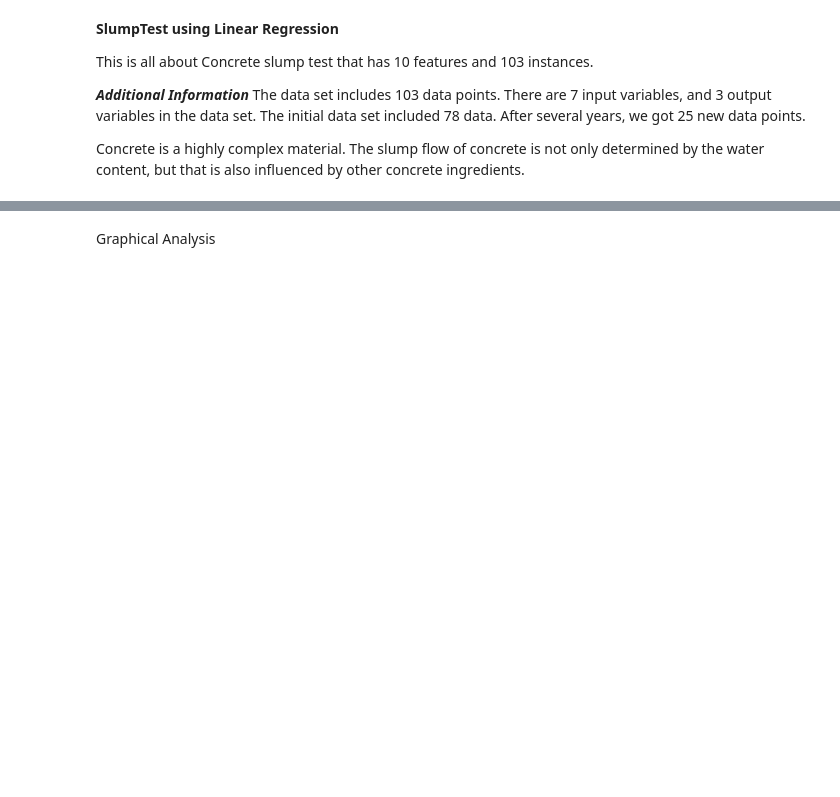
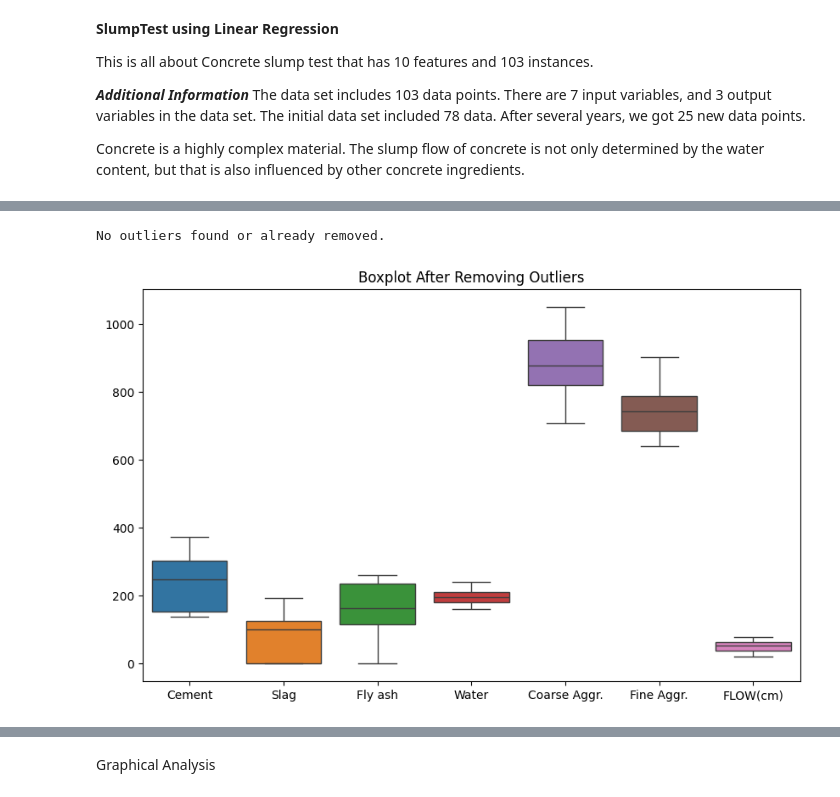
Before and after one commit to kimkat27/LE1_Tripulca_K, a Jupyter notebook: Slump_test.ipynb, the cells around one changed output, grey strips where cells are left out. Drawn from its saved outputs; the diff is of its cells as text; code cells hidden in the pictures; blank space fills up the shorter version.

```diff
--- a/Slump_test.ipynb
+++ b/Slump_test.ipynb
@@ -96,0 +91,24 @@ print (cleaned_dataset)
+# %%
+# Original shape of the dataframe
+original_shape = df.shape
+
+# Remove outliers
+Q1 = df.drop(columns=['SP', 'SLUMP(cm)', 'Compressive Strength (28-day)(Mpa)']).quantile(0.25)
+Q3 = df.drop(columns=['SP', 'SLUMP(cm)', 'Compressive Strength (28-day)(Mpa)']).quantile(0.75)
+IQR = Q3 - Q1
+df_no_outliers = df[~((df.drop(columns=['SP', 'SLUMP(cm)', 'Compressive Strength (28-day)(Mpa)']) < (Q1 - 1.5 * IQR)) | (df.drop(columns=['SP', 'SLUMP(cm)', 'Compressive Strength (28-day)(Mpa)']) > (Q3 + 1.5 * IQR))).any(axis=1)]
+
+# Check if outliers have been removed
+if original_shape != df_no_outliers.shape:
+    print("Outliers have been removed.")
+else:
+    print("No outliers found or already removed.")
+
+# Plot boxplot after removing outliers
+plt.figure(figsize=(10, 6))
+sns.boxplot(data=df_no_outliers.drop(columns=['SP', 'SLUMP(cm)', 'Compressive Strength (28-day)(Mpa)']))
+plt.title('Boxplot After Removing Outliers')
+plt.show()
+# %% [output]
+No outliers found or already removed.
+[figure, added]
```
Also changed, not shown: parts of 25 cells of this notebook.
